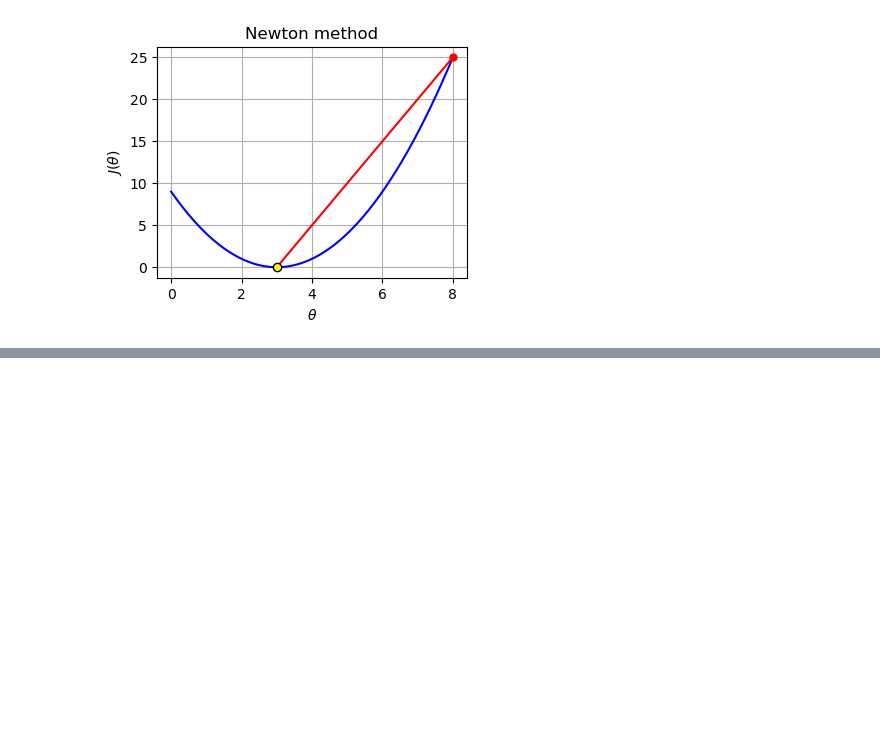
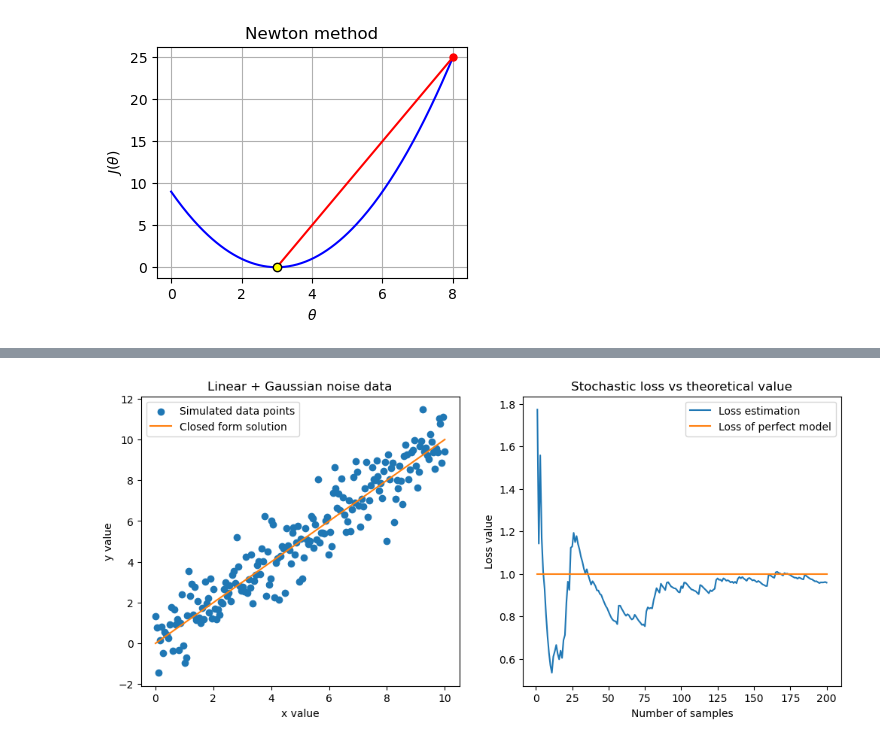
Before and after one commit to felipe-tobar/Maths-for-ML, a Jupyter notebook: tutorials/optimisation.ipynb, the cells around one changed output, grey strips where cells are left out. Drawn from its saved outputs; the diff is of its cells as text; code cells hidden in the pictures; blank space fills up the shorter version.

```diff
--- a/tutorials/optimisation.ipynb
+++ b/tutorials/optimisation.ipynb
@@ -619,0 +632,31 @@ plt.savefig("../img/optimisation_parabola_newton.pdf");
+# %%
+# Generate
+N = 200
+std = 1
+x = np.linspace(0,10,N)
+np.random.seed(10)
+y = x + np.random.normal(scale=std,size=N)
+
+fig, axs = plt.subplots(1, 2, figsize=(12, 5))
+
+axs[0].scatter(x,y,label="Simulated data points")
+axs[0].plot(x,x,label="Closed form solution",c='tab:orange')
+axs[0].set_ylabel("y value")
+axs[0].set_xlabel("x value")
+axs[0].set_title("Linear + Gaussian noise data")
+axs[0].legend()
+
+emp_loss, loss_est = [], []
+for i in range(N):
+    emp_loss.append((y[i]-x[i])**2)
+    loss_est.append(np.mean(emp_loss))
+
+axs[1].plot(range(1,N+1),loss_est,label="Loss estimation")
+axs[1].plot(range(1,N+1),[std**2 for _ in range(N)],label="Loss of perfect model")
+axs[1].set_xlabel('Number of samples')
+axs[1].set_ylabel('Loss value')
+axs[1].legend()
+axs[1].set_title('Stochastic loss vs theoretical value')
+plt.savefig("../img/optimisation_toy_SGD.pdf");
+# %% [output]
+[figure, added]
```
Also changed, not shown: parts of 8 cells of this notebook, 2 other files.
